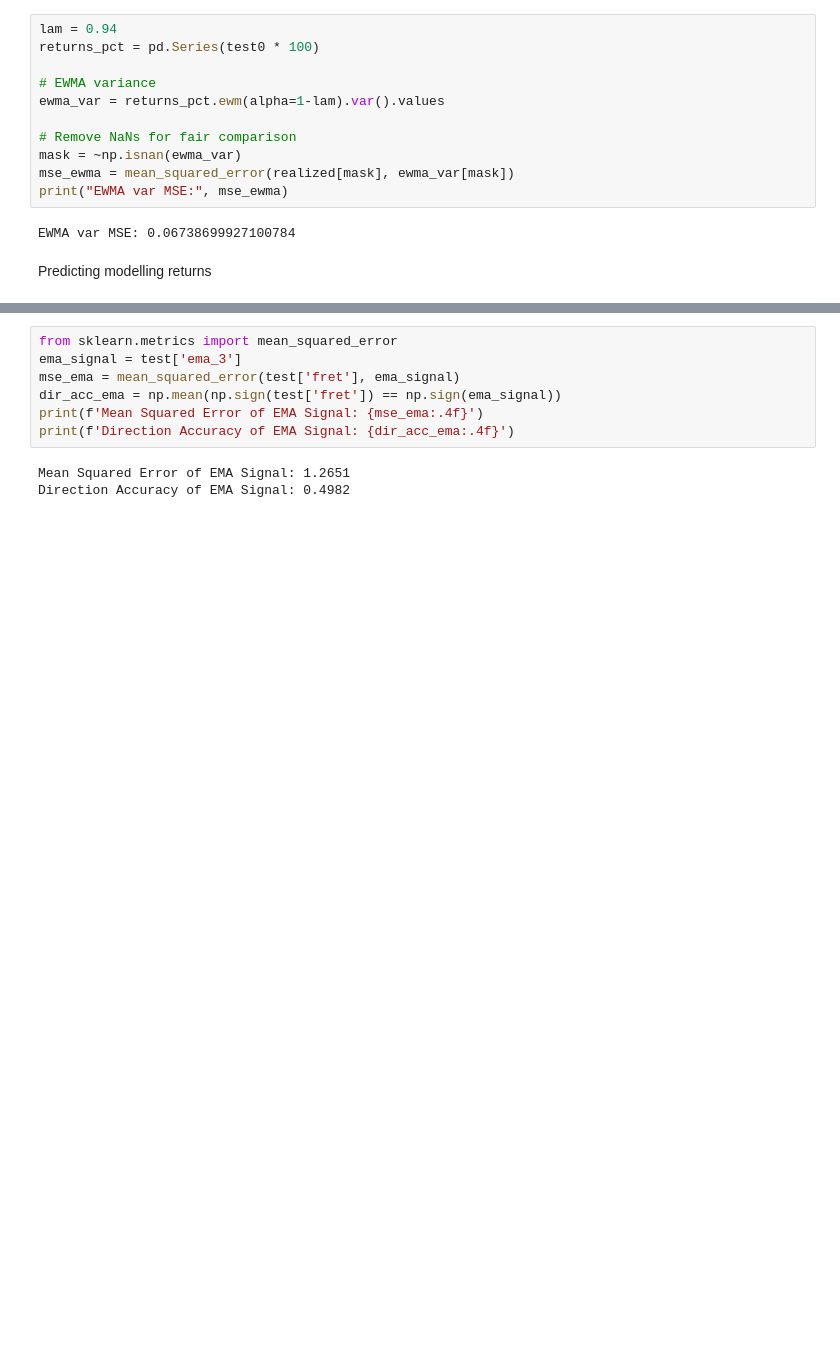
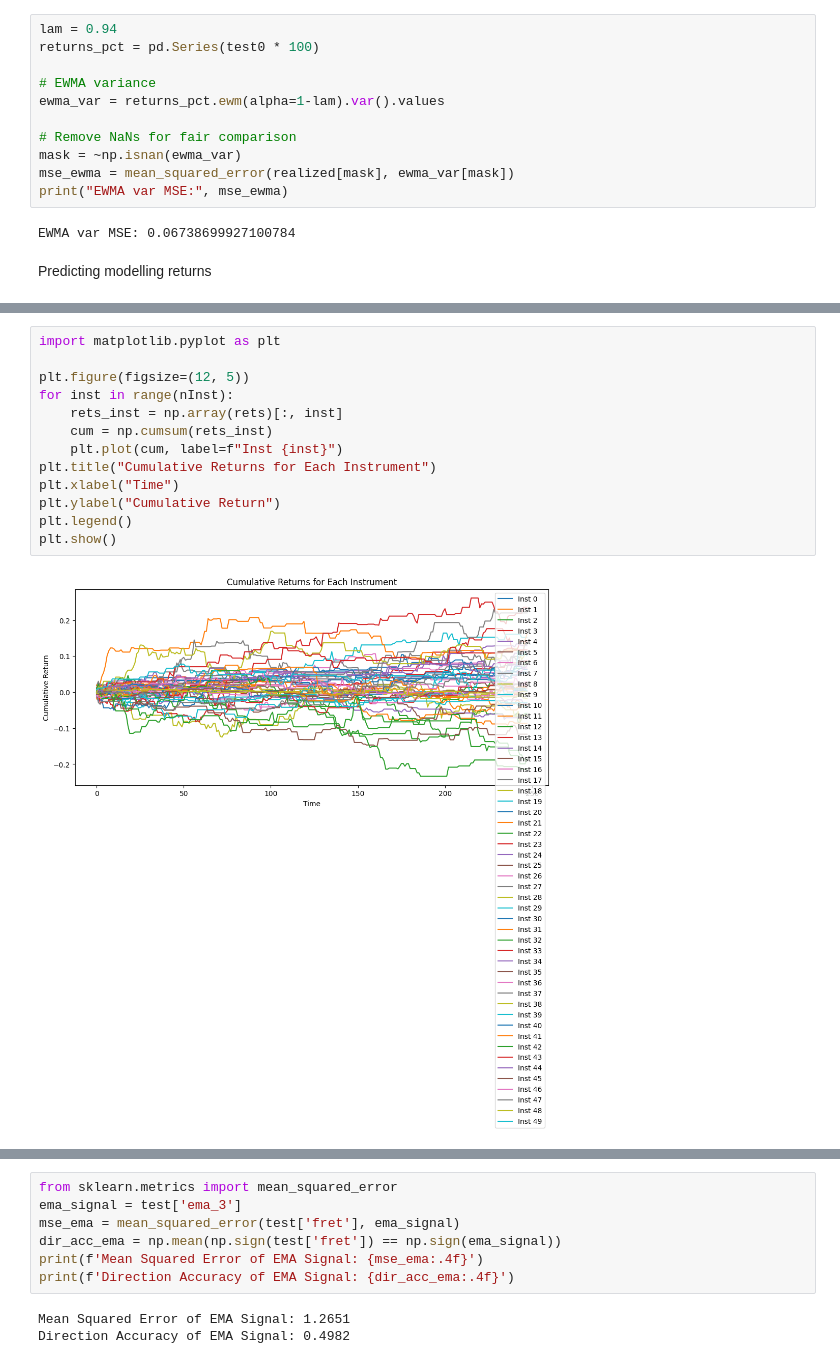
Before and after one commit to AlanPythonProgramming/SIG-Algothon-2025, a Jupyter notebook: alan/modelling.ipynb, the cells around one changed output, grey strips where cells are left out. Drawn from its saved outputs; the diff is of its cells as text; blank space fills up the shorter version.

```diff
--- a/alan/modelling.ipynb
+++ b/alan/modelling.ipynb
@@ -210,0 +661,15 @@ test = pd.concat(test).dropna().reset_index(drop=True)
+# %%
+import matplotlib.pyplot as plt
+
+plt.figure(figsize=(12, 5))
+for inst in range(nInst):
+    rets_inst = np.array(rets)[:, inst]
+    cum = np.cumsum(rets_inst)
+    plt.plot(cum, label=f"Inst {inst}")
+plt.title("Cumulative Returns for Each Instrument")
+plt.xlabel("Time")
+plt.ylabel("Cumulative Return")
+plt.legend()
+plt.show()
+# %% [output]
+[figure, added]
```
Also changed, not shown: parts of 14 cells of this notebook, 6 other files.
